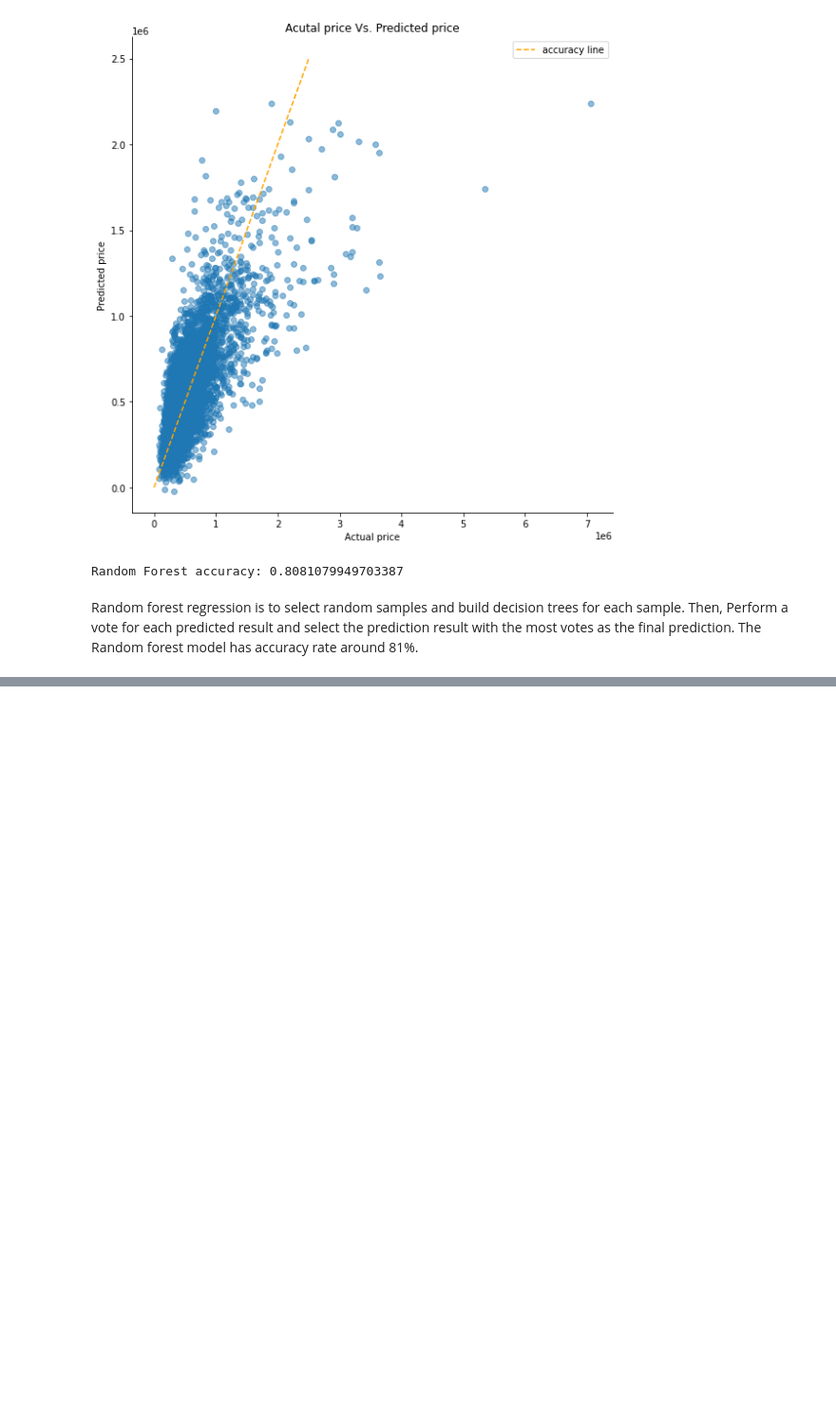
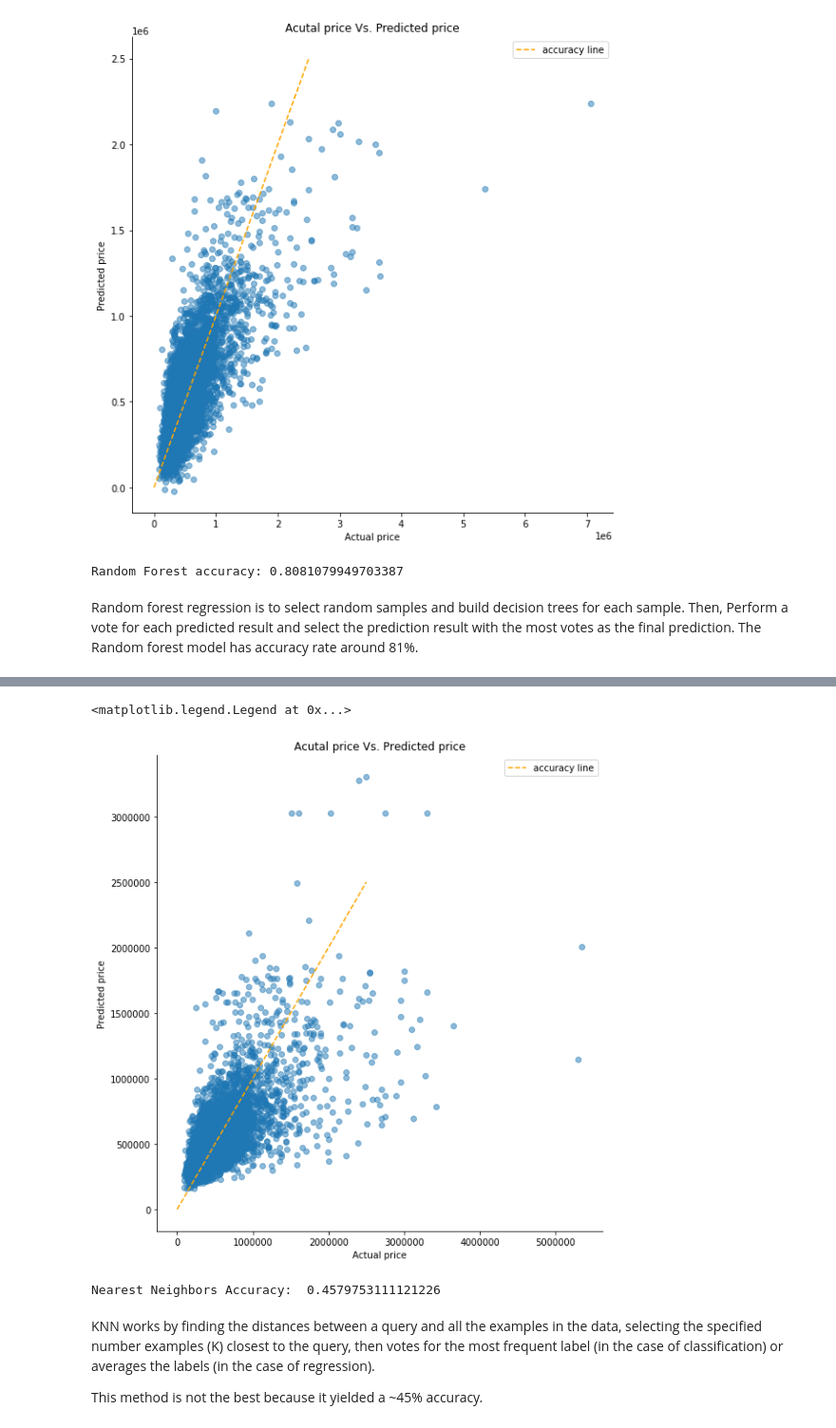
Before and after one commit to wentaowv/cse351, a Jupyter notebook: project.ipynb, the cells around one changed output, grey strips where cells are left out. Shown: that part at 95% size. Cells and saved outputs as stored; diff of their text form; code cells hidden in the pictures; blank space fills up the shorter version.

```diff
--- a/project.ipynb
+++ b/project.ipynb
@@ -272,0 +285,10 @@ Random forest regression is to select random samples and build decision trees fo
+# %%
+from sklearn import neighbors
+X=df[['bedrooms','bathrooms','floors','grade','sqft_living15','waterfront',"condition","yr_built","zipcode","view",
+      "yr_renovated"]]
+y=df['price']
+X_train, X_test, y_train, y_test = train_test_split(X, y, test_size=0.3)
+
+model = neighbors.KNeighborsRegressor(n_neighbors=10)
+model.fit(X_train, y_train)
+preds = model.predict(X_test)
@@ -272,0 +297,3 @@ Random forest regression is to select random samples and build decision trees fo
+# %%
+result = pd.DataFrame({'Actual price': y_test, 'Predicted price': preds})
+result.head(8)
@@ -272,0 +310,17 @@ Random forest regression is to select random samples and build decision trees fo
+# %%
+g = sns.FacetGrid(result,height=8)
+g.map(plt.scatter,'Actual price','Predicted price',alpha=0.5)
+plt.plot([0,2500000],[0,2500000],ls='--',color='orange',label='accuracy line')
+plt.title("Acutal price Vs. Predicted price")
+plt.legend()
+# %% [output]
+<matplotlib.legend.Legend at 0x...>
+[figure, added]
+# %%
+print('Nearest Neighbors Accuracy: ', model.score(X_test, y_test))
+# %% [output]
+Nearest Neighbors Accuracy:  0.4579753111121226
+# %% [markdown]
+KNN works by finding the distances between a query and all the examples in the data, selecting the specified number examples (K) closest to the query, then votes for the most frequent label (in the case of classification) or averages the labels (in the case of regression).
+
+This method is not the best because it yielded a ~45% accuracy.
```
Also changed, not shown: parts of 12 cells of this notebook, 2 other files.
